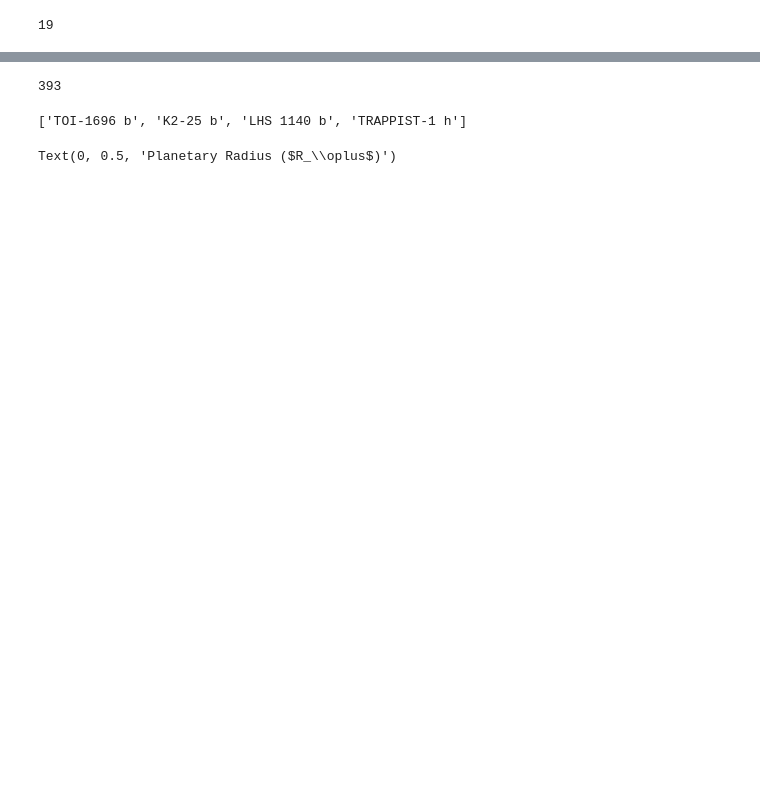
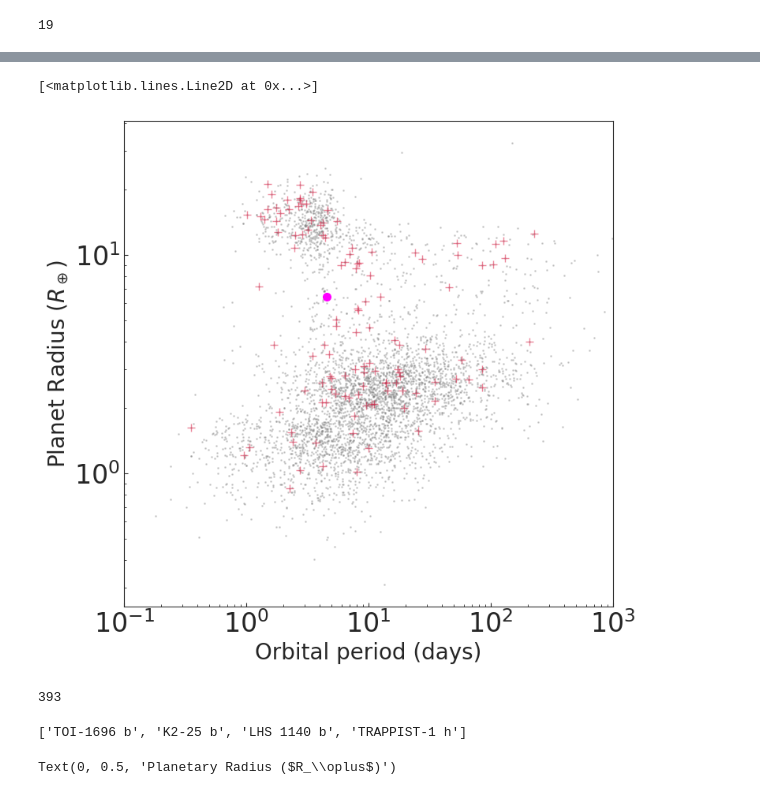
Before and after one commit to Mayuko-Mori/Plot_exoplanets, a Jupyter notebook: statistical_plots.ipynb, the cells around one changed output, grey strips where cells are left out. Cells and saved outputs as stored; diff of their text form; code cells hidden in the pictures; blank space fills up the shorter version.

```diff
--- a/statistical_plots.ipynb
+++ b/statistical_plots.ipynb
@@ -63,3 +124,23 @@ len(df_all)
+# %%
+f,ax = pl.subplots(1,1,figsize=(8,8))
+ax.loglog()
+
+pl.plot(df_all['pl_orbper'], df_all['pl_rade'],'.', ms=2,alpha=0.3, color='gray')
+pl.plot(df_young['pl_orbper'], df_young['pl_rade'],'o', ms=7, alpha=0.5, color='crimson')
+
+pl.xlim(1.0e-1, 1.0e3)
+#pl.ylim(0.4, 50)
+
+pl.xlabel(r'Orbital period (days)')
+pl.ylabel(r'Planet Radius ($R_\oplus$)')
+
+#TOI-3884
+pl.plot(4.5445828, 6.43, 'o', color='magenta', ms =7)
+
+#f.savefig('../TLSE/K2-25/output/scatter_plot.pdf', bbox_inches='tight')
+# %% [output]
+[<matplotlib.lines.Line2D at 0x...>]
+[figure, added]
 # %%
 df_M=df_all[df_all['st_teff']<4000]
 len(df_M)
```
Also changed, not shown: parts of 10 cells of this notebook, 6 other files.
